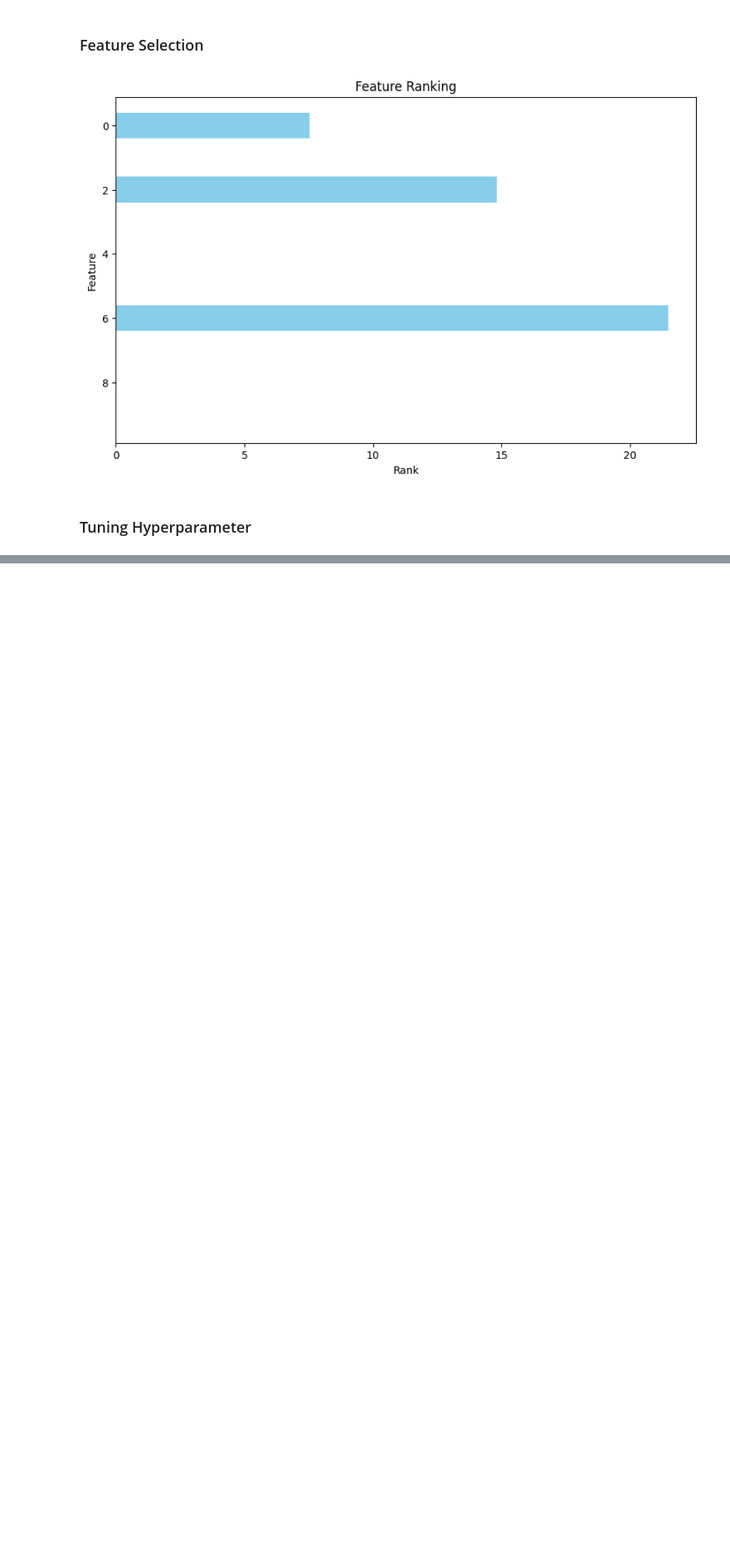
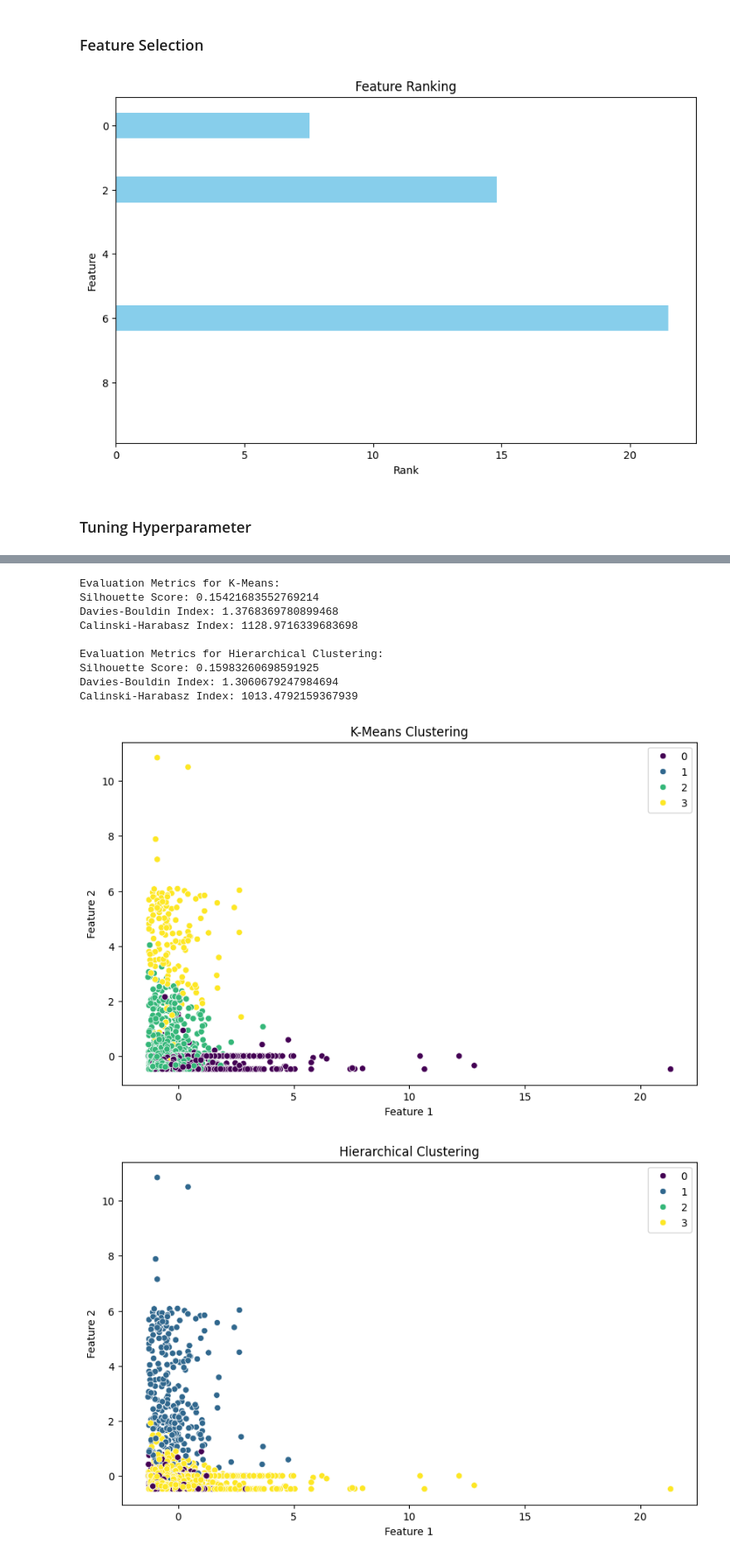
Before and after one commit to raffithoriq/tugas-Data-Mining-, a Jupyter notebook: Tugas_1_Data_Mining.ipynb, the cells around one changed output, grey strips where cells are left out. Shown at 83% size. Cells and saved outputs as stored; diff of their text form; code cells hidden in the pictures; blank space fills up the shorter version.

```diff
--- a/Tugas_1_Data_Mining.ipynb
+++ b/Tugas_1_Data_Mining.ipynb
@@ -1974,0 +1874,67 @@ Best cross-validation score: -0.1199287971131597
+# %%
+data_numeric = data.select_dtypes(include=[np.number])
+data_non_numeric = data.select_dtypes(exclude=[np.number])
+
+
+imputer = SimpleImputer(strategy='mean')
+data_numeric_imputed = pd.DataFrame(imputer.fit_transform(data_numeric), columns=data_numeric.columns)
+
+
+scaler = StandardScaler()
+X_scaled = scaler.fit_transform(data_numeric_imputed)
+
+
+kmeans = KMeans(n_clusters=4, random_state=42)
+kmeans.fit(X_scaled)
+
+
+silhouette = silhouette_score(X_scaled, kmeans.labels_)
+davies_bouldin = davies_bouldin_score(X_scaled, kmeans.labels_)
+calinski_harabasz = calinski_harabasz_score(X_scaled, kmeans.labels_)
+
+print("Evaluation Metrics for K-Means:")
+print("Silhouette Score:", silhouette)
+print("Davies-Bouldin Index:", davies_bouldin)
+print("Calinski-Harabasz Index:", calinski_harabasz)
+
+
+agg_clustering = AgglomerativeClustering(n_clusters=4)
+agg_clustering.fit(X_scaled)
+
+
+silhouette_agg = silhouette_score(X_scaled, agg_clustering.labels_)
+davies_bouldin_agg = davies_bouldin_score(X_scaled, agg_clustering.labels_)
+calinski_harabasz_agg = calinski_harabasz_score(X_scaled, agg_clustering.labels_)
+
+print("\nEvaluation Metrics for Hierarchical Clustering:")
+print("Silhouette Score:", silhouette_agg)
+print("Davies-Bouldin Index:", davies_bouldin_agg)
+print("Calinski-Harabasz Index:", calinski_harabasz_agg)
+
+
+plt.figure(figsize=(10, 6))
+sns.scatterplot(x=X_scaled[:, 0], y=X_scaled[:, 1], hue=kmeans.labels_, palette='viridis', legend='full')
+plt.title('K-Means Clustering')
+plt.xlabel('Feature 1')
+plt.ylabel('Feature 2')
+plt.show()
+
+
+plt.figure(figsize=(10, 6))
+sns.scatterplot(x=X_scaled[:, 0], y=X_scaled[:, 1], hue=agg_clustering.labels_, palette='viridis', legend='full')
+plt.title('Hierarchical Clustering')
+plt.xlabel('Feature 1')
+plt.ylabel('Feature 2')
+plt.show()
+# %% [output]
+Evaluation Metrics for K-Means:
+Silhouette Score: 0.15421683552769214
+Davies-Bouldin Index: 1.3768369780899468
+Calinski-Harabasz Index: 1128.9716339683698
+
+Evaluation Metrics for Hierarchical Clustering:
+Silhouette Score: 0.15983260698591925
+Davies-Bouldin Index: 1.3060679247984694
+Calinski-Harabasz Index: 1013.4792159367939
+[figure, added]
+[figure, added]
```
Also changed, not shown: parts of 17 cells of this notebook.
